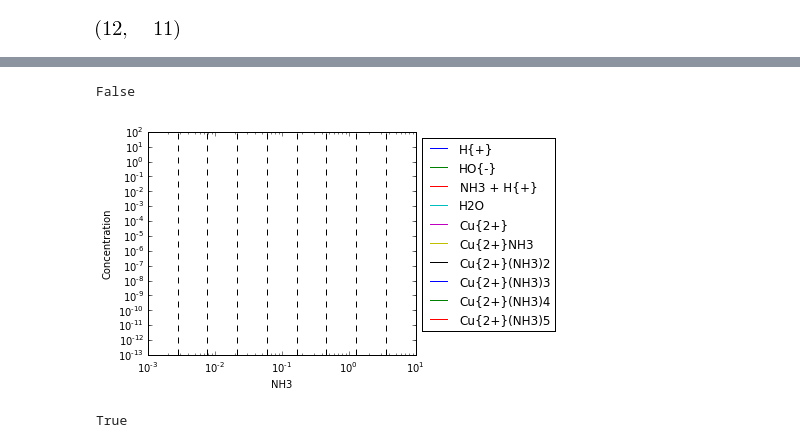
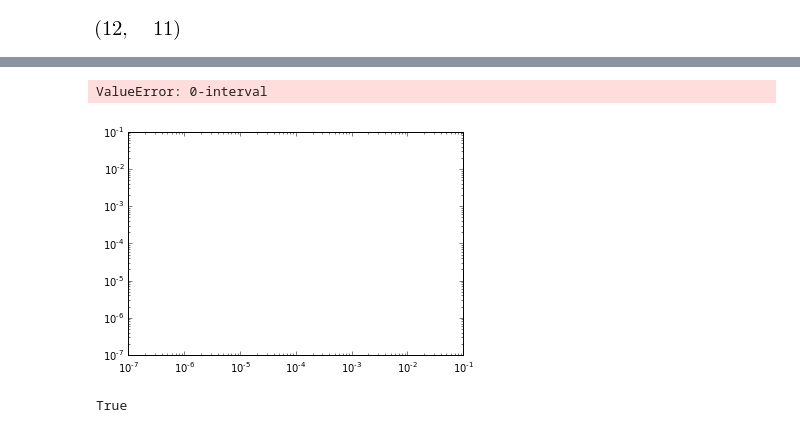
Before and after one commit to bjodah/chempy, a Jupyter notebook: examples/ammoincal_cupric_solution.ipynb, the cells around one changed output, grey strips where cells are left out. Saved outputs shown, nothing was run; the diff lists cells and outputs as text; code cells hidden in the pictures.

```diff
--- a/examples/ammoincal_cupric_solution.ipynb
+++ b/examples/ammoincal_cupric_solution.ipynb
@@ -27,18 +27,19 @@ init_conc = {Hp: 1e-7, OHm: 1e-7, NH4p: 0, NH3: 1.0, Cupp: 1e-2,
             CuNH31pp: 0, CuNH32pp: 0, CuNH33pp: 0, CuNH34pp: 0, CuNH35pp: 0,
             H2O: 55.5, Cu2OH2pp: 0, CuOH2: 0, CuOH3m: 0, CuOH4mm: 0}
 # %%
+# Data från Jämviktskonstanttabell, Avdelningen för oorganisk kemi 2007
 H2O_c = init_conc[H2O]
 w_autop = Equilibrium({H2O: 1}, {Hp: 1, OHm: 1}, 10**-14/H2O_c)
 NH4p_pr = Equilibrium({NH4p: 1}, {Hp: 1, NH3: 1}, 10**-9.26)
 CuOH2_s = Equilibrium({CuOH2: 1}, {Cupp: 1, OHm: 2}, 10**-18.8)
 CuOH_B3 = Equilibrium({CuOH2: 1, OHm: 1}, {CuOH3m: 1}, 10**-3.6)
 CuOH_B4 = Equilibrium({CuOH2: 1, OHm: 2}, {CuOH4mm: 1}, 10**-2.7)
-Cu2OH2 = Equilibrium({Cupp: 2, H2O: 2}, {Cu2OH2pp: 1, Hp: 2}, 10**4.3 * H2O_c**2)
-CuNH3_B1 = Equilibrium({CuNH31pp: 1}, {Cupp: 1, NH3: 1}, 10**4.3)
-CuNH3_B2 = Equilibrium({CuNH32pp: 1}, {Cupp: 1, NH3: 2}, 10**7.9)
-CuNH3_B3 = Equilibrium({CuNH33pp: 1}, {Cupp: 1, NH3: 3}, 10**10.8)
-CuNH3_B4 = Equilibrium({CuNH34pp: 1}, {Cupp: 1, NH3: 4}, 10**13.0)
-CuNH3_B5 = Equilibrium({CuNH35pp: 1}, {Cupp: 1, NH3: 5}, 10**12.4)
+Cu2OH2 = Equilibrium({Cupp: 2, H2O: 2}, {Cu2OH2pp: 1, Hp: 2}, 10**-10.6 / H2O_c**2)
+CuNH3_B1 = Equilibrium({CuNH31pp: 1}, {Cupp: 1, NH3: 1}, 10**-4.3)
+CuNH3_B2 = Equilibrium({CuNH32pp: 1}, {Cupp: 1, NH3: 2}, 10**-7.9)
+CuNH3_B3 = Equilibrium({CuNH33pp: 1}, {Cupp: 1, NH3: 3}, 10**-10.8)
+CuNH3_B4 = Equilibrium({CuNH34pp: 1}, {Cupp: 1, NH3: 4}, 10**-13.0)
+CuNH3_B5 = Equilibrium({CuNH35pp: 1}, {Cupp: 1, NH3: 5}, 10**-12.4)
 equilibria = w_autop, NH4p_pr, CuNH3_B1, CuNH3_B2, CuNH3_B3, CuNH3_B4, CuNH3_B5, Cu2OH2, CuOH_B3, CuOH_B4, CuOH2_s
 skip_subs, skip_eq = (4, 4) # (0, 0), (1, 1), (3, 3), (4, 4), (11, 9)
 simpl_subs = substances[:-skip_subs]
@@ -115,0 +117,5 @@ eqsys.root(simpl_c0, delta=1e-6, method='lm')
+# %%
+import numpy as np
+Cout_logC, inits_logC, success = eqsys.plot(simpl_c0, NH3, np.logspace(-3, 1, 20), norm=True, pres_norm=True, rref=False,
+                            scaling=1e12, method='lm', charge=False, logC=True, presw=1000)
+all(success)
@@ -116,10 +125,11 @@ eqsys.root(simpl_c0, delta=1e-6, method='lm')
 # %%
 import numpy as np
-_1, _2, success = eqsys.plot(simpl_c0, NH3, np.logspace(-3, 1, 10), method='lm', norm=True)
+_1, _2, success = eqsys.plot(simpl_c0, NH3, np.logspace(-3, 1, 10), norm=True, pres_norm=True, rref=False,
+                            scaling=1e6, init_guess=Cout_logC, init_iter=50, charge=False)
 all(success)
 # %% [output]
-False
+ValueError: 0-interval
-[figure, old version]
+[figure, new version]
 # %%
 import numpy as np
 x, inits_out, success = eqsys.plot(simpl_c0, NH3, np.logspace(-3, 1, 10), delta=1e-4, method='lm',
```
Also changed, not shown: parts of 5 cells of this notebook, 2 other files.
